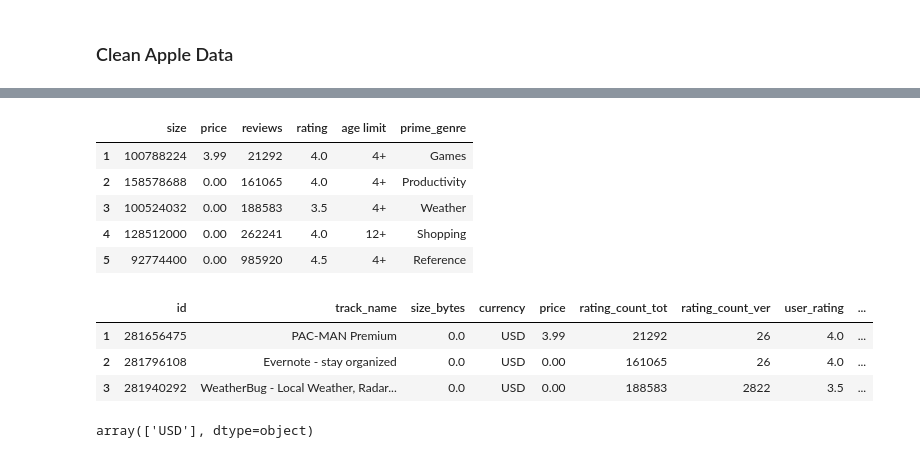
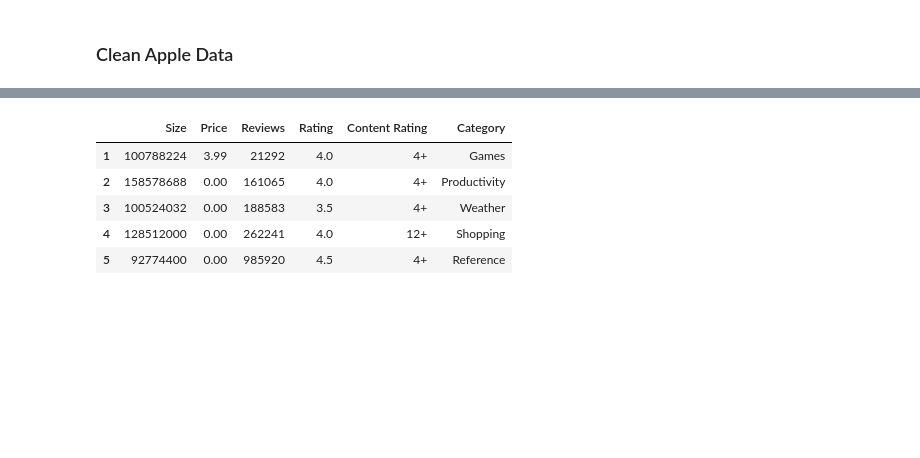
Before and after one commit to xlu210/DSCI510-FinalProject, a Jupyter notebook: Notebook/GooglePlay_VS_AppleStore.ipynb, the cells around one changed output, grey strips where cells are left out. Saved outputs shown, nothing was run; the diff lists cells and outputs as text; code cells hidden in the pictures; blank space fills up the shorter version.

```diff
--- a/Notebook/GooglePlay_VS_AppleStore.ipynb
+++ b/Notebook/GooglePlay_VS_AppleStore.ipynb
@@ -51,27 +201,13 @@ apple.head(3)
 apple=apple.drop(columns=['id','track_name','currency','rating_count_ver','user_rating_ver','ver','sup_devices.num','ipadSc_urls.num','lang.num','vpp_lic'])
 # %%
 #rename columns
-apple=apple.rename(columns={'size_bytes':'size','rating_count_tot':'reviews','user_rating':'rating','cont_rating':'age limit'})
+apple=apple.rename(columns={'size_bytes':'Size','rating_count_tot':'Reviews','user_rating':'Rating','cont_rating':'Content Rating','prime_genre':'Category','price':'Price'})
 apple.head(5)
 # %% [output]
-|  | size | price | reviews | rating | age limit | prime_genre |
+|  | Size | Price | Reviews | Rating | Content Rating | Category |
 | 1 | 100788224 | 3.99 | 21292 | 4.0 | 4+ | Games |
 | 2 | 158578688 | 0.00 | 161065 | 4.0 | 4+ | Productivity |
 | 3 | 100524032 | 0.00 | 188583 | 3.5 | 4+ | Weather |
 | 4 | 128512000 | 0.00 | 262241 | 4.0 | 12+ | Shopping |
 | 5 | 92774400 | 0.00 | 985920 | 4.5 | 4+ | Reference |
-# %%
-# change size bytes to Megabybtes
-apple['size']=round(apple['size']/1000000,1)
-)
-apple.head(3)
-# %% [output]
-|  | id | track_name | size_bytes | currency | price | rating_count_tot | rating_count_ver | user_rating | ... |
-| 1 | 281656475 | PAC-MAN Premium | 0.0 | USD | 3.99 | 21292 | 26 | 4.0 | ... |
-| 2 | 281796108 | Evernote - stay organized | 0.0 | USD | 0.00 | 161065 | 26 | 4.0 | ... |
-| 3 | 281940292 | WeatherBug - Local Weather, Radar... | 0.0 | USD | 0.00 | 188583 | 2822 | 3.5 | ... |
-# %%
-apple['currency'].unique()
-# %% [output]
-array(['USD'], dtype=object)
 # %%
```
Also changed, not shown: parts of 20 cells of this notebook.
